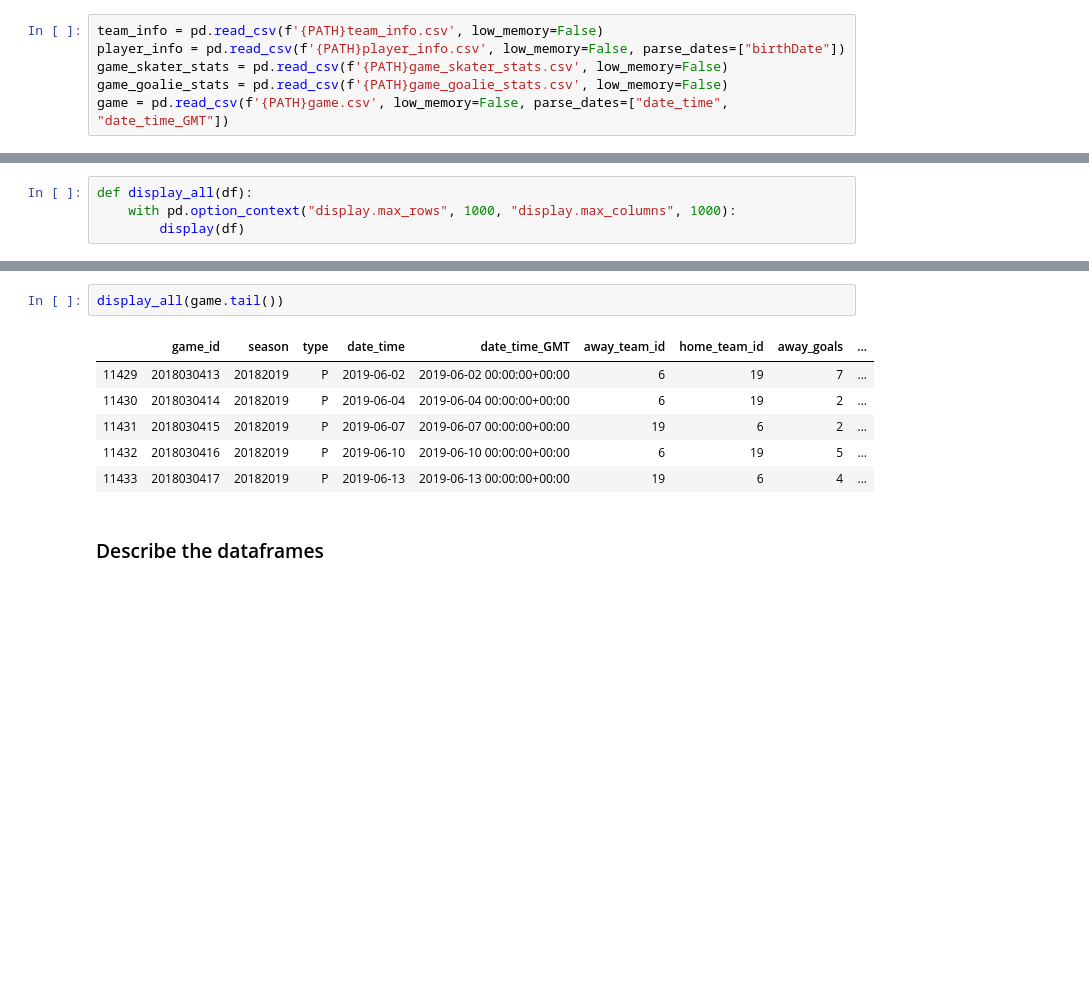
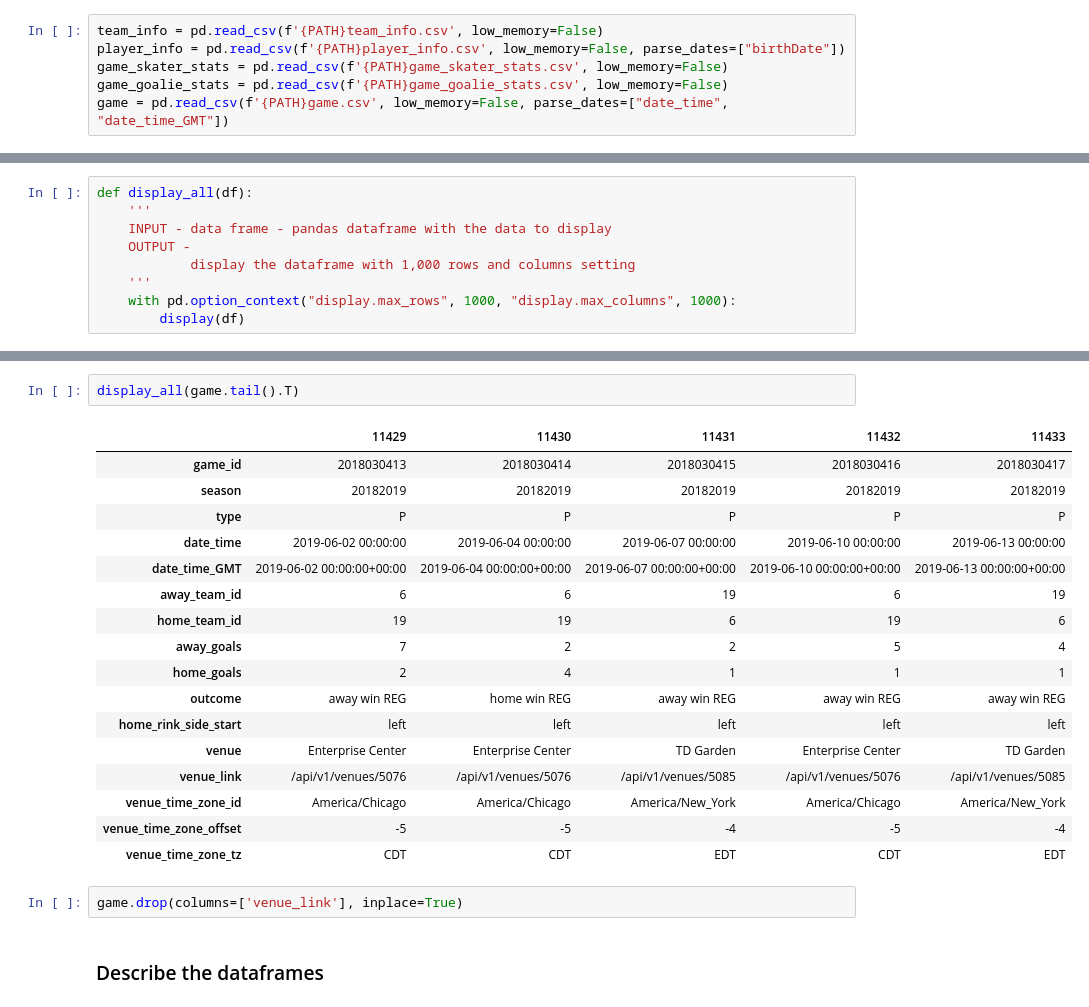
Before and after one commit to pwolter/HockeyStats, a Jupyter notebook: Hockey_fun.ipynb, the cells around one changed output, grey strips where cells are left out. Drawn from its saved outputs; the diff is of its cells as text; blank space fills up the shorter version.

```diff
--- a/Hockey_fun.ipynb
+++ b/Hockey_fun.ipynb
@@ -32,5 +52,10 @@ game = pd.read_csv(f'{PATH}game.csv', low_memory=False, parse_dates=["date_time"
 # %%
 def display_all(df):
+    '''
+    INPUT - data frame - pandas dataframe with the data to display
+    OUTPUT -
+            display the dataframe with 1,000 rows and columns setting
+    '''
     with pd.option_context("display.max_rows", 1000, "display.max_columns", 1000):
         display(df)
 # %% [markdown]
@@ -74,12 +131,25 @@ display_all(game_goalie_stats.tail())
 # %%
-display_all(game.tail())
+display_all(game.tail().T)
 # %% [output]
-|  | game_id | season | type | date_time | date_time_GMT | away_team_id | home_team_id | away_goals | ... |
-| 11429 | 2018030413 | 20182019 | P | 2019-06-02 | 2019-06-02 00:00:00+00:00 | 6 | 19 | 7 | ... |
-| 11430 | 2018030414 | 20182019 | P | 2019-06-04 | 2019-06-04 00:00:00+00:00 | 6 | 19 | 2 | ... |
-| 11431 | 2018030415 | 20182019 | P | 2019-06-07 | 2019-06-07 00:00:00+00:00 | 19 | 6 | 2 | ... |
-| 11432 | 2018030416 | 20182019 | P | 2019-06-10 | 2019-06-10 00:00:00+00:00 | 6 | 19 | 5 | ... |
-| 11433 | 2018030417 | 20182019 | P | 2019-06-13 | 2019-06-13 00:00:00+00:00 | 19 | 6 | 4 | ... |
+|  | 11429 | 11430 | 11431 | 11432 | 11433 |
+| game_id | 2018030413 | 2018030414 | 2018030415 | 2018030416 | 2018030417 |
+| season | 20182019 | 20182019 | 20182019 | 20182019 | 20182019 |
+| type | P | P | P | P | P |
+| date_time | 2019-06-02 00:00:00 | 2019-06-04 00:00:00 | 2019-06-07 00:00:00 | 2019-06-10 00:00:00 | 2019-06-13 00:00:00 |
+| date_time_GMT | 2019-06-02 00:00:00+00:00 | 2019-06-04 00:00:00+00:00 | 2019-06-07 00:00:00+00:00 | 2019-06-10 00:00:00+00:00 | 2019-06-13 00:00:00+00:00 |
+| away_team_id | 6 | 6 | 19 | 6 | 19 |
+| home_team_id | 19 | 19 | 6 | 19 | 6 |
+| away_goals | 7 | 2 | 2 | 5 | 4 |
+| home_goals | 2 | 4 | 1 | 1 | 1 |
+| outcome | away win REG | home win REG | away win REG | away win REG | away win REG |
+| home_rink_side_start | left | left | left | left | left |
+| venue | Enterprise Center | Enterprise Center | TD Garden | Enterprise Center | TD Garden |
+| venue_link | /api/v1/venues/5076 | /api/v1/venues/5076 | /api/v1/venues/5085 | /api/v1/venues/5076 | /api/v1/venues/5085 |
+| venue_time_zone_id | America/Chicago | America/Chicago | America/New_York | America/Chicago | America/New_York |
+| venue_time_zone_offset | -5 | -5 | -4 | -5 | -4 |
+| venue_time_zone_tz | CDT | CDT | EDT | CDT | EDT |
+# %%
+game.drop(columns=['venue_link'], inplace=True)
 # %% [markdown]
 ### Describe the dataframes
 # %%
```
Also changed, not shown: parts of 57 cells of this notebook.
